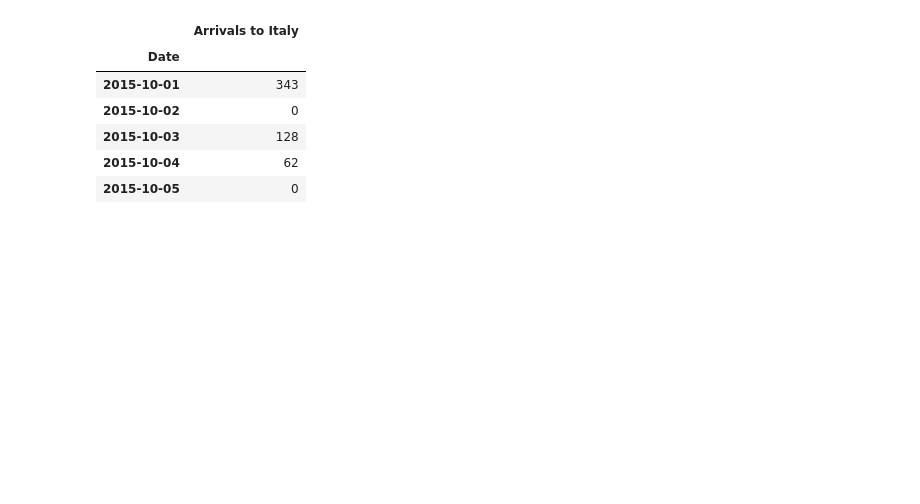
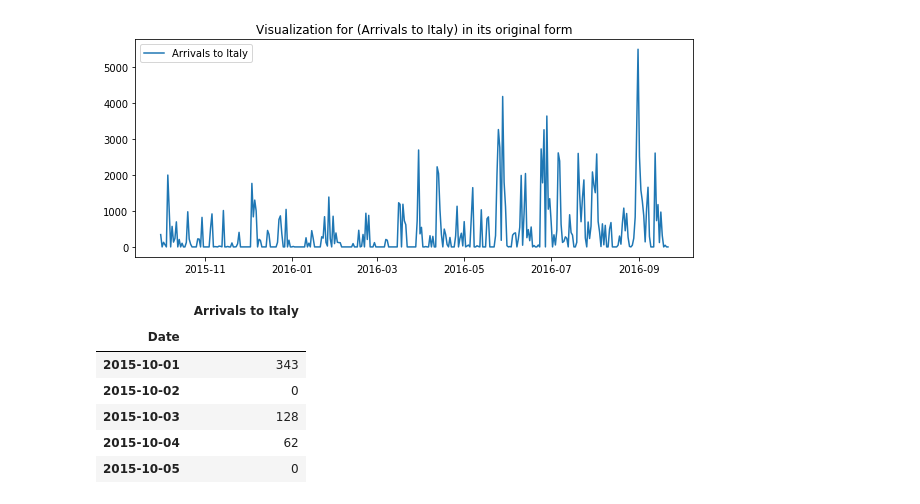
Before and after one commit to hmafnan/Timeseries-Analysis, a Jupyter notebook: src/Analysis.ipynb, the cells around one changed output. Cells and saved outputs as stored; diff of their text form; code cells hidden in the pictures; blank space fills up the shorter version.

```diff
--- a/src/Analysis.ipynb
+++ b/src/Analysis.ipynb
@@ -17,3 +44,11 @@ df = dataset.load_excel(excel_file)
+# %%
+plt.figure(figsize=(10,4))
+plt.plot(df.index, df.iloc[:, 0], label=df.columns[0])
+plt.legend(loc="best")
+plt.title("Visualization for (%s) in its original form" %df.columns[0])
+plt.show()
+# %% [output]
+[figure, added]
 # %%
 df.head()
 # %% [output]
```
Also changed, not shown: parts of 9 cells of this notebook, 1 other file.
